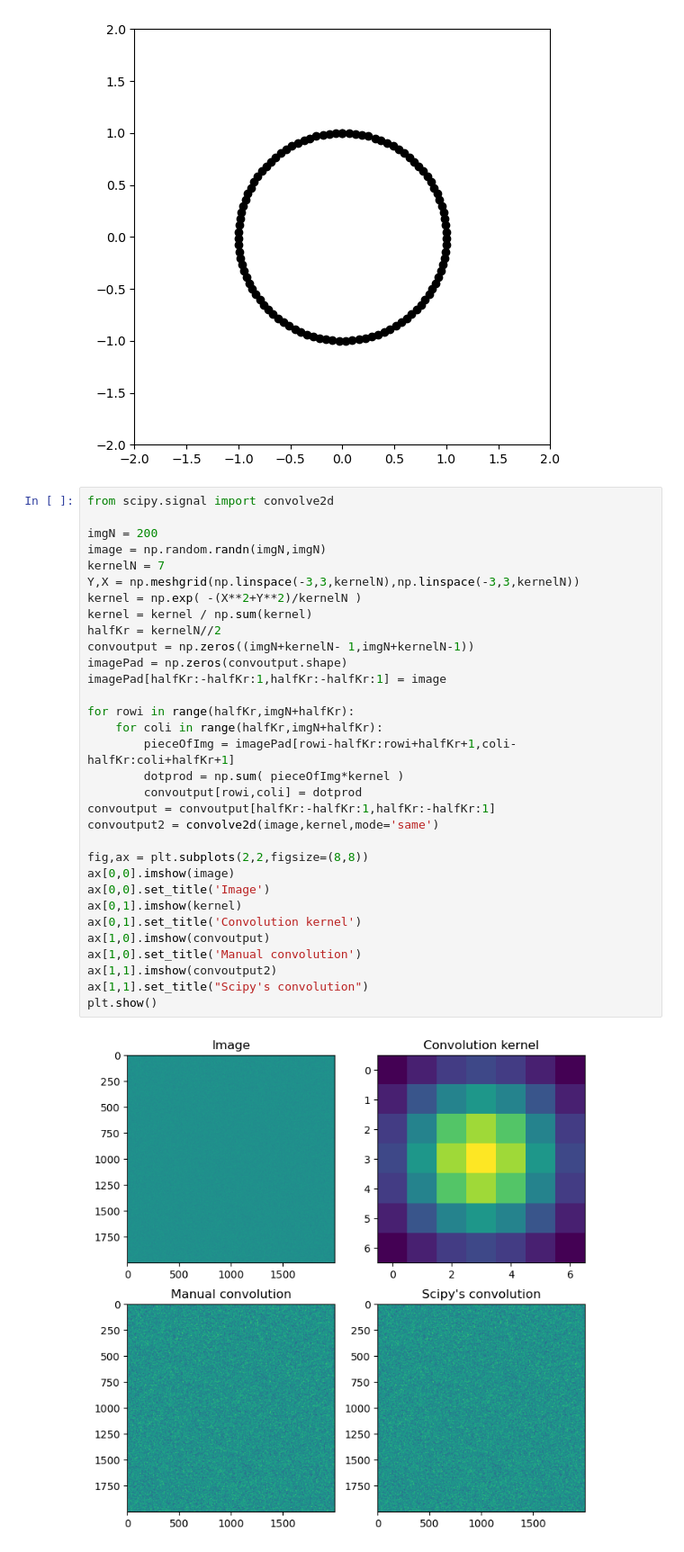
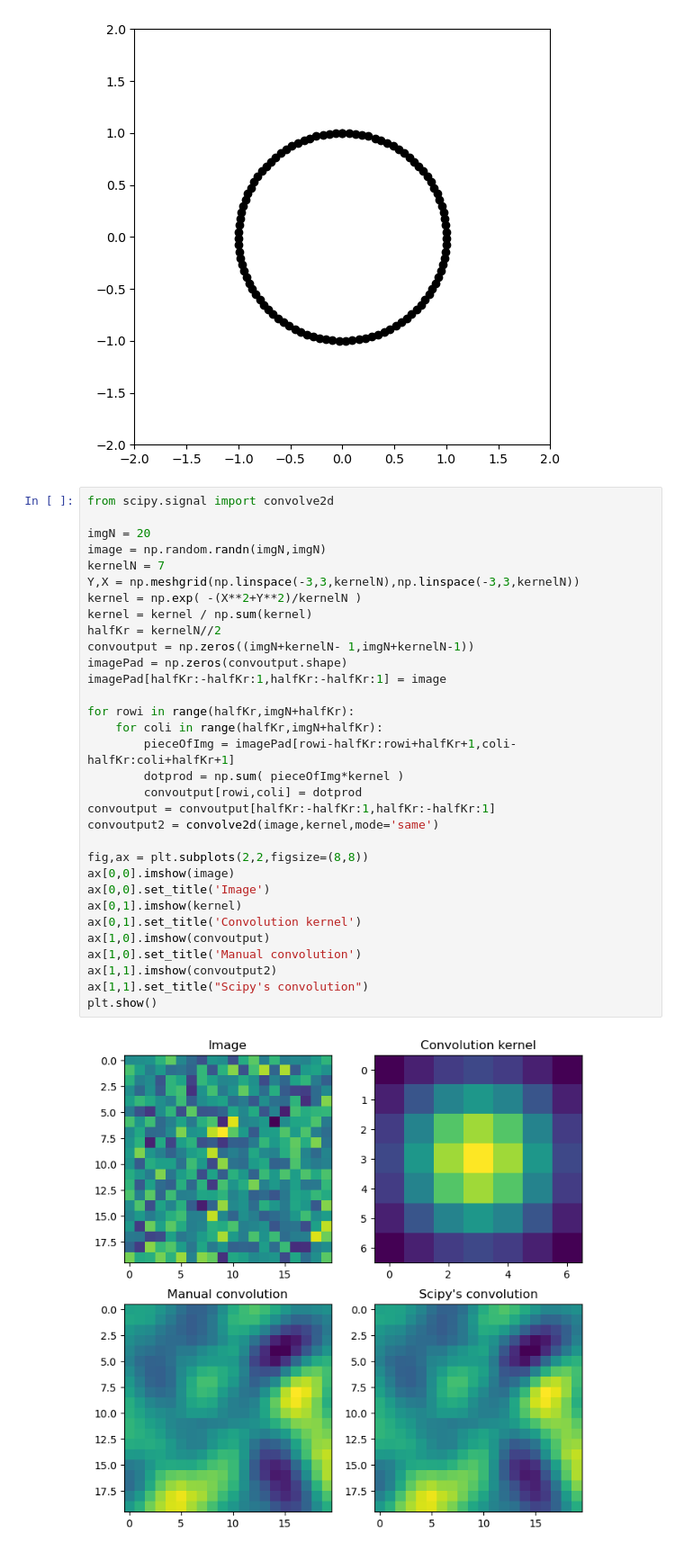
Before and after one commit to superoreoooooo/S242, a Jupyter notebook: linearAlgebra/pp1111.ipynb, the cells around one changed output. Shown at 90% size. Cells and saved outputs as stored; diff of their text form.

```diff
--- a/linearAlgebra/pp1111.ipynb
+++ b/linearAlgebra/pp1111.ipynb
@@ -50,34 +50,34 @@ interval=100, repeat=True)
 # %%
 from scipy.signal import convolve2d
 
-imgN = 200
+imgN = 20
 image = np.random.randn(imgN,imgN)
 kernelN = 7
 Y,X = np.meshgrid(np.linspace(-3,3,kernelN),np.linspace(-3,3,kernelN))
 kernel = np.exp( -(X**2+Y**2)/kernelN )
 kernel = kernel / np.sum(kernel)
 halfKr = kernelN//2
 convoutput = np.zeros((imgN+kernelN- 1,imgN+kernelN-1))
 imagePad = np.zeros(convoutput.shape)
 imagePad[halfKr:-halfKr:1,halfKr:-halfKr:1] = image
 
 for rowi in range(halfKr,imgN+halfKr):
     for coli in range(halfKr,imgN+halfKr):
         pieceOfImg = imagePad[rowi-halfKr:rowi+halfKr+1,coli-halfKr:coli+halfKr+1]
         dotprod = np.sum( pieceOfImg*kernel )
         convoutput[rowi,coli] = dotprod
 convoutput = convoutput[halfKr:-halfKr:1,halfKr:-halfKr:1]
 convoutput2 = convolve2d(image,kernel,mode='same')
 
 fig,ax = plt.subplots(2,2,figsize=(8,8))
 ax[0,0].imshow(image)
 ax[0,0].set_title('Image')
 ax[0,1].imshow(kernel)
 ax[0,1].set_title('Convolution kernel')
 ax[1,0].imshow(convoutput)
 ax[1,0].set_title('Manual convolution')
 ax[1,1].imshow(convoutput2)
 ax[1,1].set_title("Scipy's convolution")
 plt.show()
 # %% [output]
-[figure, old version]
+[figure, new version]
```
Also changed, not shown: parts of 1 cell of this notebook, 5 other files.
